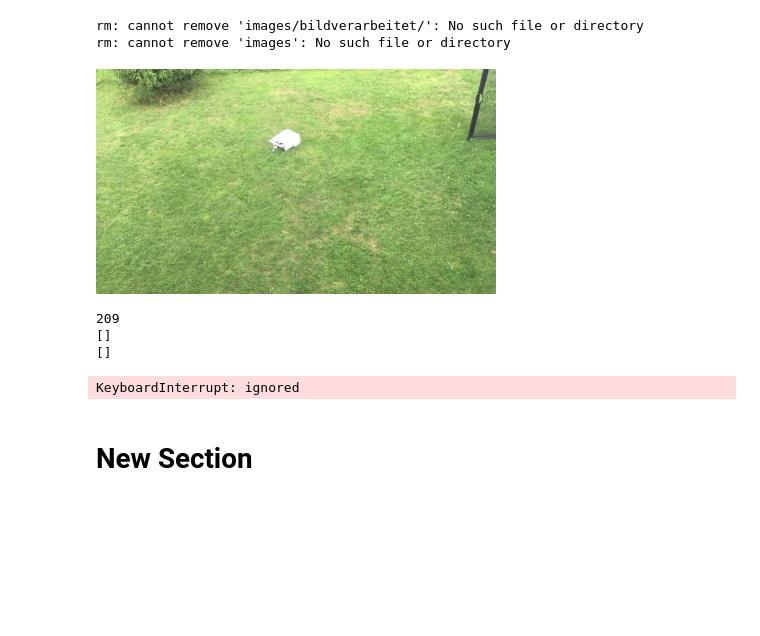
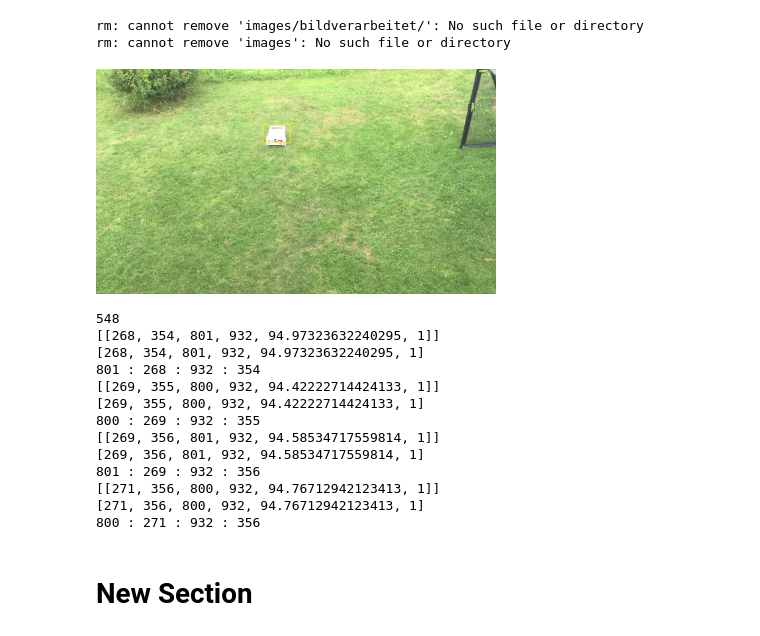
Before and after one commit to emmenets/neuralnetwork, a Jupyter notebook: 190822_rastionlydetection.ipynb, the cells around one changed output. Drawn from its saved outputs; the diff is of its cells as text; code cells hidden in the pictures; blank space fills up the shorter version.

```diff
--- a/190822_rastionlydetection.ipynb
+++ b/190822_rastionlydetection.ipynb
@@ -284,7 +284,20 @@ while(video.isOpened()):
                         use_normalized_coordinates=True,
                         line_thickness=8,
                         min_score_thresh=0.80)
-        print(coordinates)
+        try:
+          print(coordinates)
+          coordinates = coordinates[0]
+          print(coordinates)
+          ymin = coordinates[0]
+          ymax = coordinates[1]
+          xmin = coordinates[2]
+          xmax = coordinates[3]
+          print(xmin,":",ymin,":",xmax,":",ymax)
+
+        except:
+          pass
+
+
         # Draw the results of the detection (aka 'visulaize the results')
 
 
@@ -296,38 +309,48 @@ while(video.isOpened()):
         cv2.imwrite("/content/models/research/object_detection/images/bildverarbeitet/"+str(bildverarbeitnr)+".jpg", frame)
         bildverarbeitnr += 1
         acttime = time.time()
 
         if acttime - lasttime > 1:
           clear_output()
+          frame = cv2.rectangle(frame, (xmin,ymin), (xmax,ymax), (0, 255, 255), 2)
           frame = imutils.resize(frame, 400)
           cv2_imshow(frame)
 
           print(bildverarbeitnr)
           lasttime = acttime
 
 
         #clear_output()
 
 
         # Press 'q' to quit
         #print(i)
         #i = i + 1
         #if cv2.waitKey(1) == ord('q'):
         #    break
     else:
         break
 
 # Clean up
 print("end1")
 #video.release()
 #cv2.destroyAllWindows()
 print("end2")
 # %% [output]
-[figure, old version]
+[figure, new version]
-209
-[]
-[]
+548
+[[268, 354, 801, 932, 94.97323632240295, 1]]
+[268, 354, 801, 932, 94.97323632240295, 1]
+801 : 268 : 932 : 354
+[[269, 355, 800, 932, 94.42222714424133, 1]]
+[269, 355, 800, 932, 94.42222714424133, 1]
+800 : 269 : 932 : 355
+[[269, 356, 801, 932, 94.58534717559814, 1]]
+[269, 356, 801, 932, 94.58534717559814, 1]
+801 : 269 : 932 : 356
+[[271, 356, 800, 932, 94.76712942123413, 1]]
+[271, 356, 800, 932, 94.76712942123413, 1]
+800 : 271 : 932 : 356
-KeyboardInterrupt: ignored
 # %% [markdown]
 # New Section
 # %% [markdown]
```
